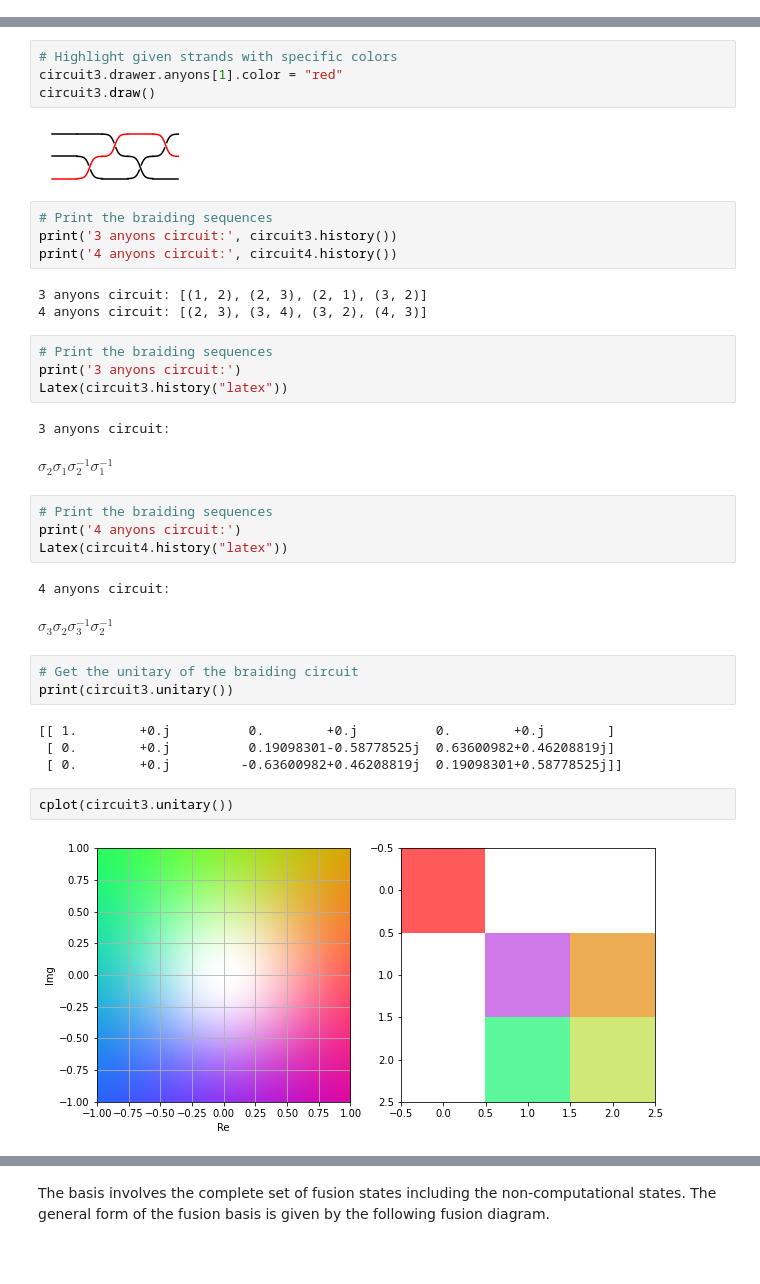
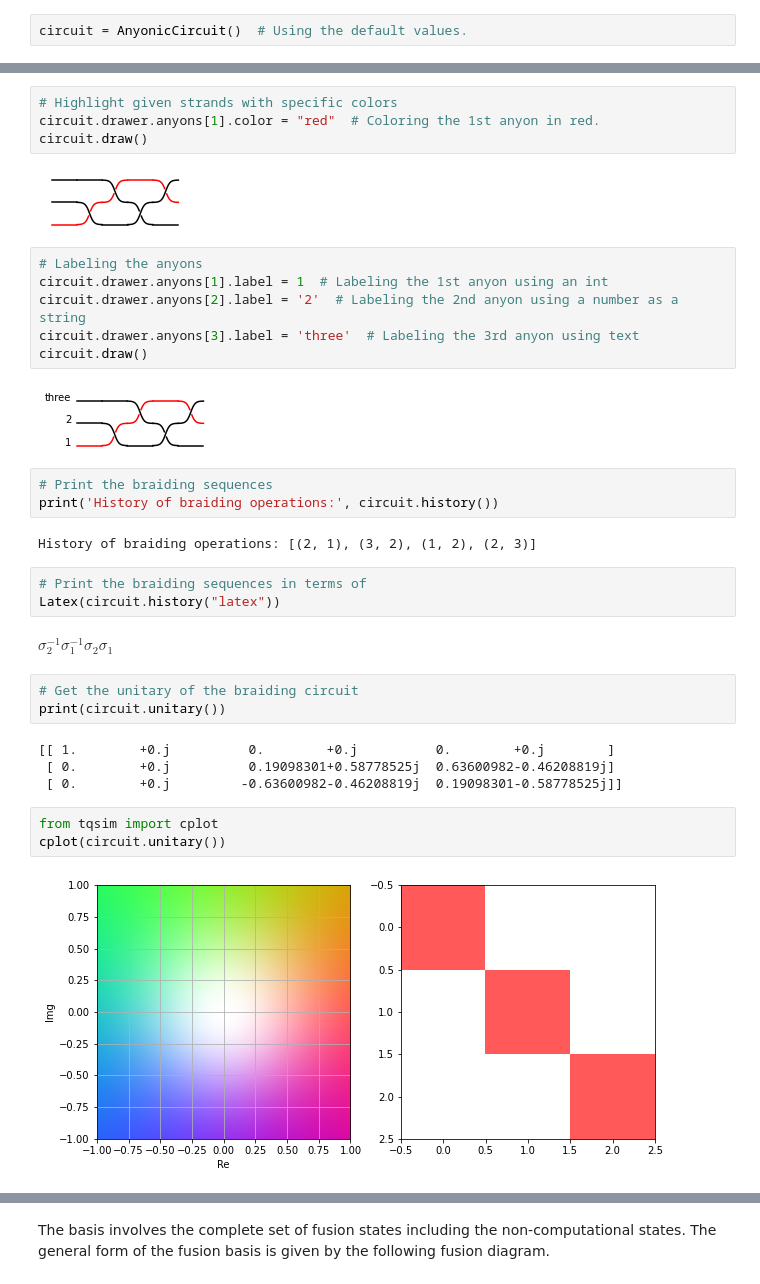
Before and after one commit to adrabi-abderrahim/tqc, a Jupyter notebook: tqc/C02_Topological_Braiding_Circuit_Simulator.ipynb, the cells around one changed output, grey strips where cells are left out. Drawn from its saved outputs; the diff is of its cells as text; blank space fills up the shorter version.

```diff
--- a/tqc/C02_Topological_Braiding_Circuit_Simulator.ipynb
+++ b/tqc/C02_Topological_Braiding_Circuit_Simulator.ipynb
@@ -69,0 +82,2 @@ As shown in code, the _AnyonicCircuit_ has two parameters:
+# %%
+circuit = AnyonicCircuit()  # Using the default values.
@@ -110,40 +153,38 @@ circuit4.draw()
 # %%
 # Highlight given strands with specific colors
-circuit3.drawer.anyons[1].color = "red"
-circuit3.draw()
+circuit.drawer.anyons[1].color = "red"  # Coloring the 1st anyon in red.
+circuit.draw()
 # %% [output]
 [figure]
+# %%
+# Labeling the anyons
+circuit.drawer.anyons[1].label = 1  # Labeling the 1st anyon using an int
+circuit.drawer.anyons[2].label = '2'  # Labeling the 2nd anyon using a number as a string
+circuit.drawer.anyons[3].label = 'three'  # Labeling the 3rd anyon using text
+circuit.draw()
+# %% [output]
+[figure, added]
 # %%
 # Print the braiding sequences
-print('3 anyons circuit:', circuit3.history())
-print('4 anyons circuit:', circuit4.history())
+print('History of braiding operations:', circuit.history())
 # %% [output]
-3 anyons circuit: [(1, 2), (2, 3), (2, 1), (3, 2)]
-4 anyons circuit: [(2, 3), (3, 4), (3, 2), (4, 3)]
+History of braiding operations: [(2, 1), (3, 2), (1, 2), (2, 3)]
 # %%
-# Print the braiding sequences
-print('3 anyons circuit:')
-Latex(circuit3.history("latex"))
+# Print the braiding sequences in terms of
+Latex(circuit.history("latex"))
 # %% [output]
-3 anyons circuit:
-$ \sigma_{2}\sigma_{1}\sigma_{2}^{-1}\sigma_{1}^{-1}$
+$ \sigma_{2}^{-1}\sigma_{1}^{-1}\sigma_{2}\sigma_{1}$
-# %%
-# Print the braiding sequences
-print('4 anyons circuit:')
-Latex(circuit4.history("latex"))
-# %% [output]
-4 anyons circuit:
-$ \sigma_{3}\sigma_{2}\sigma_{3}^{-1}\sigma_{2}^{-1}$
 # %%
 # Get the unitary of the braiding circuit
-print(circuit3.unitary())
+print(circuit.unitary())
 # %% [output]
 [[ 1.        +0.j          0.        +0.j          0.        +0.j        ]
- [ 0.        +0.j          0.19098301-0.58778525j  0.63600982+0.46208819j]
- [ 0.        +0.j         -0.63600982+0.46208819j  0.19098301+0.58778525j]]
+ [ 0.        +0.j          0.19098301+0.58778525j  0.63600982-0.46208819j]
+ [ 0.        +0.j         -0.63600982-0.46208819j  0.19098301-0.58778525j]]
 # %%
-cplot(circuit3.unitary())
+from tqsim import cplot
+cplot(circuit.unitary())
 # %% [output]
-[figure, old version]
+[figure, new version]
 # %%
 # Get the basis
```
Also changed, not shown: parts of 51 cells of this notebook.
